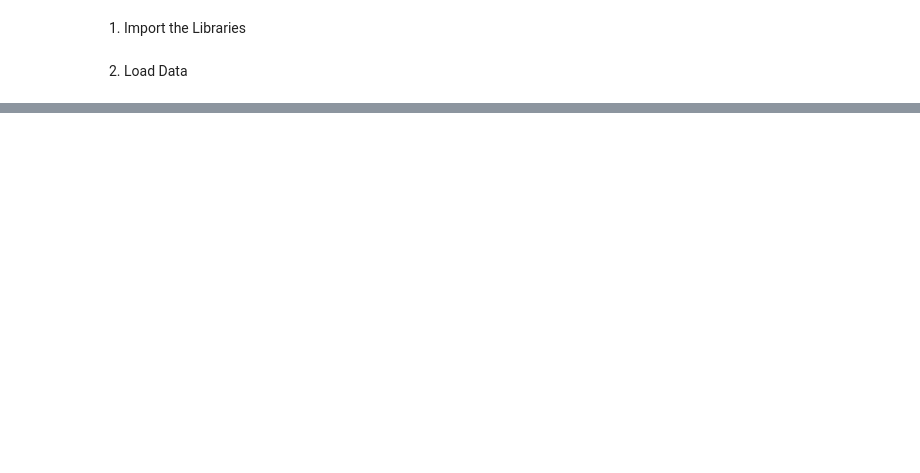
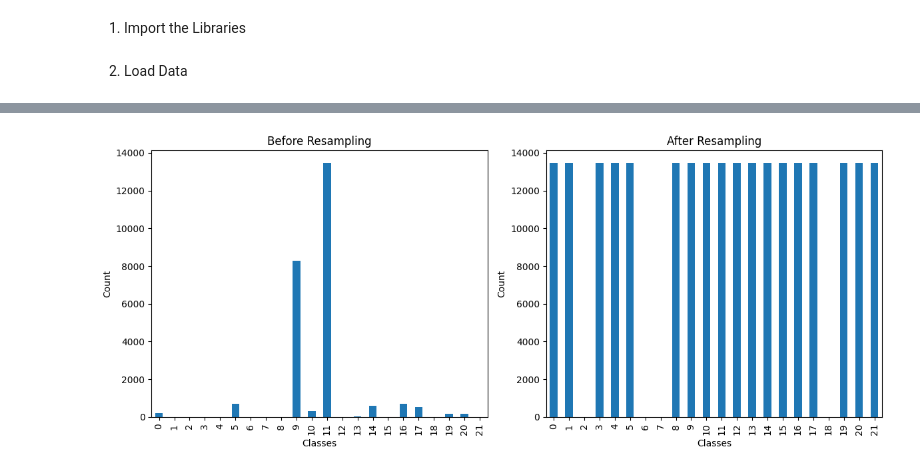
Before and after one commit to SpringBoardMentor193s/SentinelNet, a Jupyter notebook: notebooks/multiclass_classn.ipynb, the cells around one changed output, grey strips where cells are left out. Cells and saved outputs as stored; diff of their text form; code cells hidden in the pictures; blank space fills up the shorter version.

```diff
--- a/notebooks/multiclass_classn.ipynb
+++ b/notebooks/multiclass_classn.ipynb
@@ -304,0 +193,3 @@ buffer_overflow       0.00      0.00      0.00         3
+# %%
+X = train.drop(['label'], axis=1)
+Y = train['label']
@@ -304,0 +218,4 @@ buffer_overflow       0.00      0.00      0.00         3
+# %%
+scale=StandardScaler()
+X=scale.fit_transform(X)
+# test=scale.fit_transform(test)
@@ -304,0 +224,75 @@ buffer_overflow       0.00      0.00      0.00         3
+# %%
+import pandas as pd
+from collections import Counter
+from imblearn.over_sampling import SMOTE, ADASYN
+import matplotlib.pyplot as plt
+import numpy as np # Import numpy for np.unique
+
+# ----------------------------
+# Assume X, y already defined
+# ----------------------------
+
+print("Class distribution before resampling:")
+print(Counter(Y))
+
+# Count the occurrences of each class in the training data
+class_counts = Counter(Y)
+
+# Identify classes with only one sample
+single_sample_classes = [label for label, count in class_counts.items() if count == 1]
+
+# Determine the target number of samples for oversampling (majority class count)
+majority_class_count = max(class_counts.values())
+
+# Define the sampling strategy: oversample all classes with more than one sample up to the majority class count
+sampling_strategy = {label: majority_class_count for label, count in class_counts.items() if count > 1}
+
+
+# Instantiate SMOTE with the defined sampling strategy and a smaller number of neighbors (if needed for other small classes)
+# Check if there are any classes left to oversample after excluding single-sample ones
+if sampling_strategy:
+    # Determine a safe k_neighbors value: the minimum number of samples in the classes to be oversampled, minus 1.
+    # If all remaining classes have more than 1 sample, k_neighbors=1 is safe.
+    # If there are classes with 2 samples, k_neighbors must be 1.
+    min_samples_in_oversampled_classes = min(sampling_strategy.values()) if sampling_strategy else 0
+    # k_neighbors should be less than or equal to the number of samples in the smallest class being oversampled
+    # Since we are oversampling to the majority class count, min_samples_in_oversampled_classes is the majority count.
+    # We need k_neighbors to be based on the original counts of the minority classes being oversampled.
+    # Let's find the minimum count among the classes included in the sampling_strategy
+    min_original_minority_count = min([count for label, count in class_counts.items() if label in sampling_strategy])
+    k_neighbors_value = min(5, max(1, min_original_minority_count - 1)) if min_original_minority_count > 1 else 1
+
+
+    sm = SMOTE(random_state=42, sampling_strategy=sampling_strategy, k_neighbors=k_neighbors_value)
+
+    X_resampled, y_resampled = sm.fit_resample(X, Y)
+
+    print("Class distribution after resampling:")
+    print(Counter(y_resampled))
+    print(f"Classes with a single sample (excluded from SMOTE): {single_sample_classes}")
+
+    # ----------------------------
+    # Plot class distribution
+    # ----------------------------
+    fig, axes = plt.subplots(1, 2, figsize=(12, 5))
+
+    # Before resampling
+    pd.Series(Y).value_counts().sort_index().plot(kind='bar', ax=axes[0])
+    axes[0].set_title("Before Resampling")
+    axes[0].set_xlabel("Classes")
+    axes[0].set_ylabel("Count")
+
+    # After resampling
+    pd.Series(y_resampled).value_counts().sort_index().plot(kind='bar', ax=axes[1])
+    axes[1].set_title("After Resampling")
+    axes[1].set_xlabel("Classes")
+    axes[1].set_ylabel("Count")
+
+    plt.tight_layout()
+    plt.show()
+
+else:
+    print("No classes to oversample after excluding single-sample classes.")
+    X_resampled = X
+    y_resampled = Y
+# %% [output]
@@ -304,0 +304 @@ buffer_overflow       0.00      0.00      0.00         3
+[figure, added]
```
Also changed, not shown: parts of 58 cells of this notebook.
